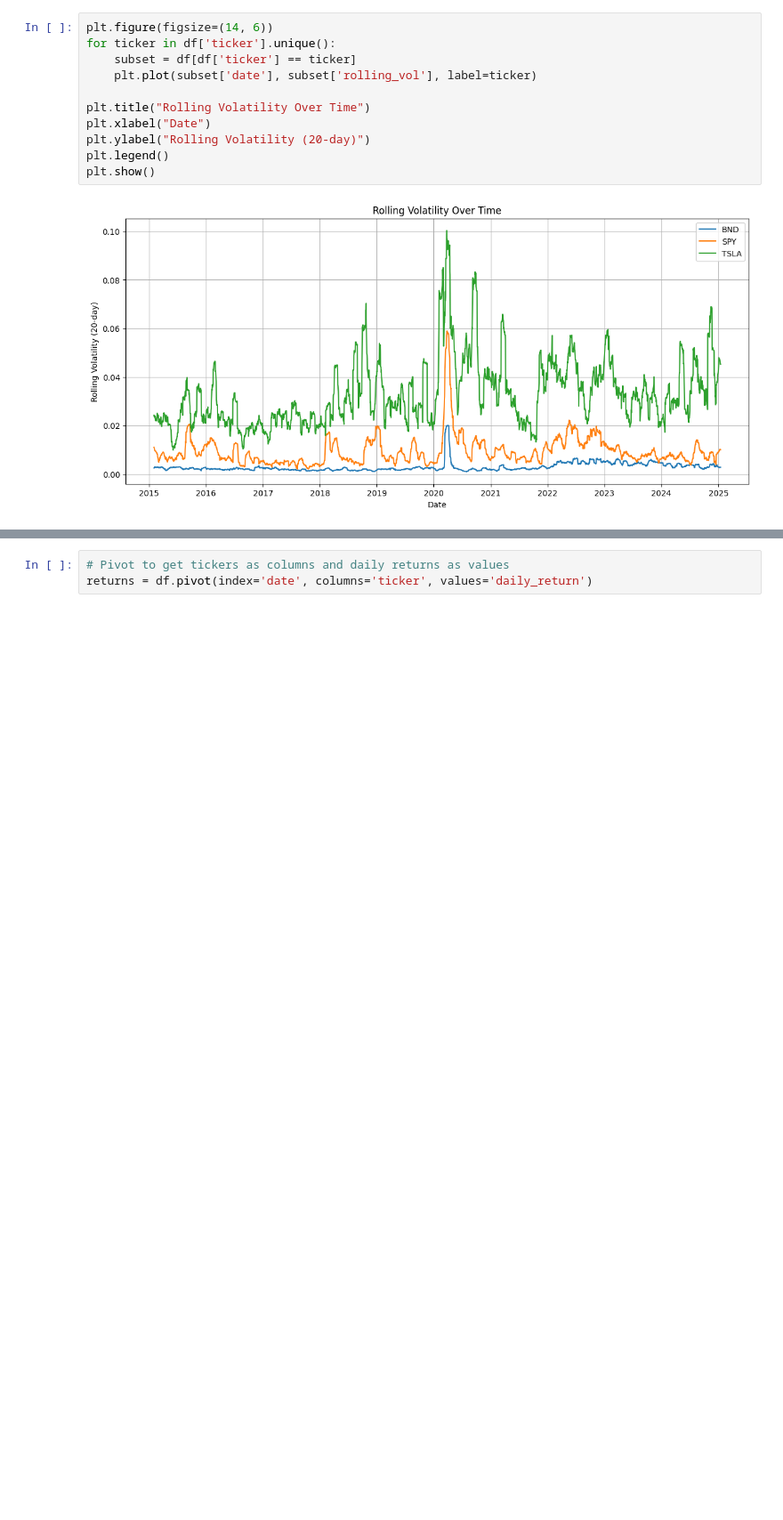
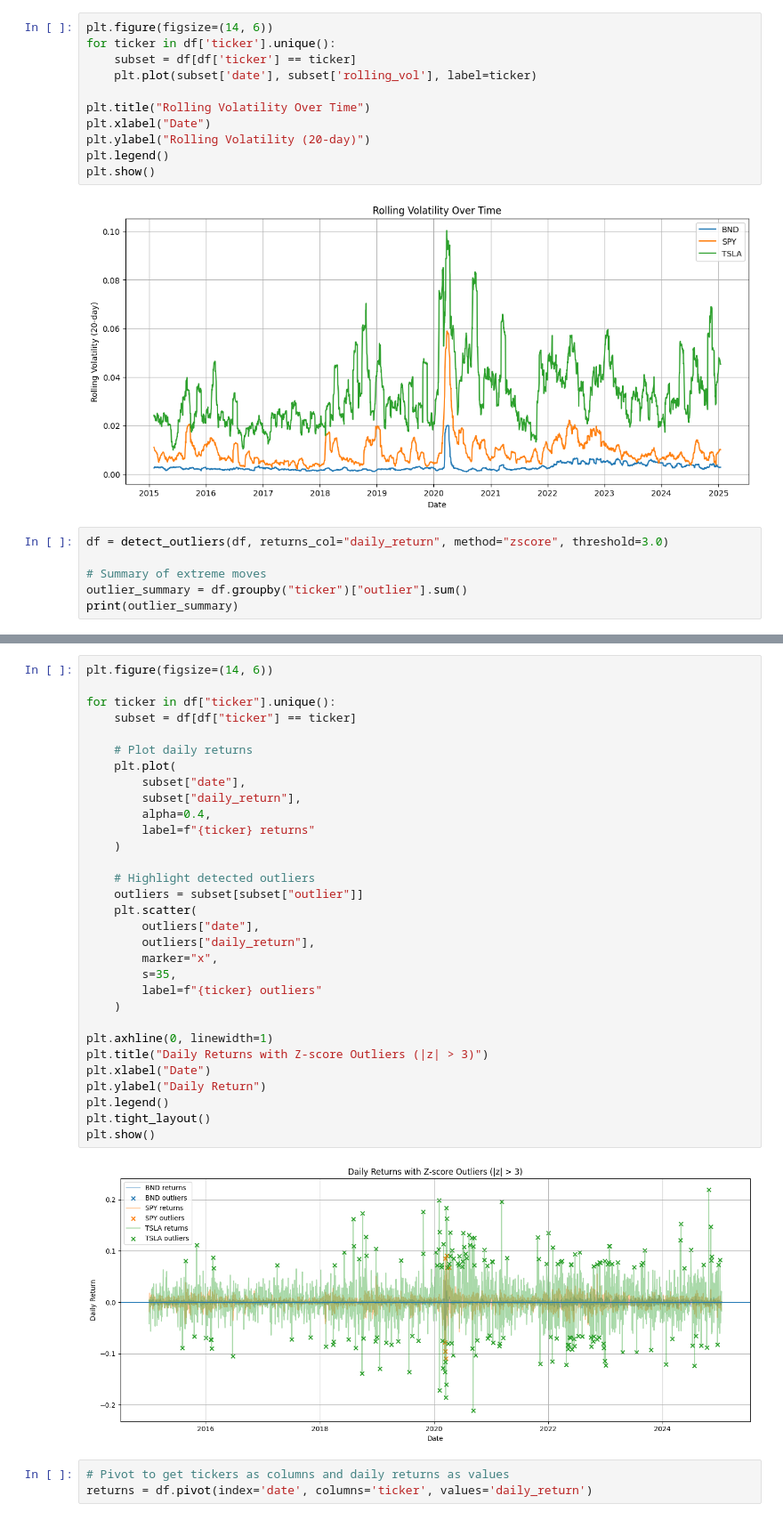
Before and after one commit to tib-dev/Portfolio-Management-Optimization, a Jupyter notebook: notebooks/eda.ipynb, the cells around one changed output, grey strips where cells are left out. Shown at 89% size. Saved outputs shown, nothing was run; the diff lists cells and outputs as text; blank space fills up the shorter version.

```diff
--- a/notebooks/eda.ipynb
+++ b/notebooks/eda.ipynb
@@ -205,3 +226,9 @@ plt.legend()
 plt.show()
 # %% [output]
 [figure]
+# %%
+df = detect_outliers(df, returns_col="daily_return", method="zscore", threshold=3.0)
+
+# Summary of extreme moves
+outlier_summary = df.groupby("ticker")["outlier"].sum()
+print(outlier_summary)
@@ -208,3 +243,36 @@ plt.show()
+# %%
+plt.figure(figsize=(14, 6))
+
+for ticker in df["ticker"].unique():
+    subset = df[df["ticker"] == ticker]
+
+    # Plot daily returns
+    plt.plot(
+        subset["date"],
+        subset["daily_return"],
+        alpha=0.4,
+        label=f"{ticker} returns"
+    )
+
+    # Highlight detected outliers
+    outliers = subset[subset["outlier"]]
+    plt.scatter(
+        outliers["date"],
+        outliers["daily_return"],
+        marker="x",
+        s=35,
+        label=f"{ticker} outliers"
+    )
+
+plt.axhline(0, linewidth=1)
+plt.title("Daily Returns with Z-score Outliers (|z| > 3)")
+plt.xlabel("Date")
+plt.ylabel("Daily Return")
+plt.legend()
+plt.tight_layout()
+plt.show()
+# %% [output]
+[figure, added]
 # %%
 # Pivot to get tickers as columns and daily returns as values
 returns = df.pivot(index='date', columns='ticker', values='daily_return')
```
Also changed, not shown: parts of 4 cells of this notebook, 1 other file.
